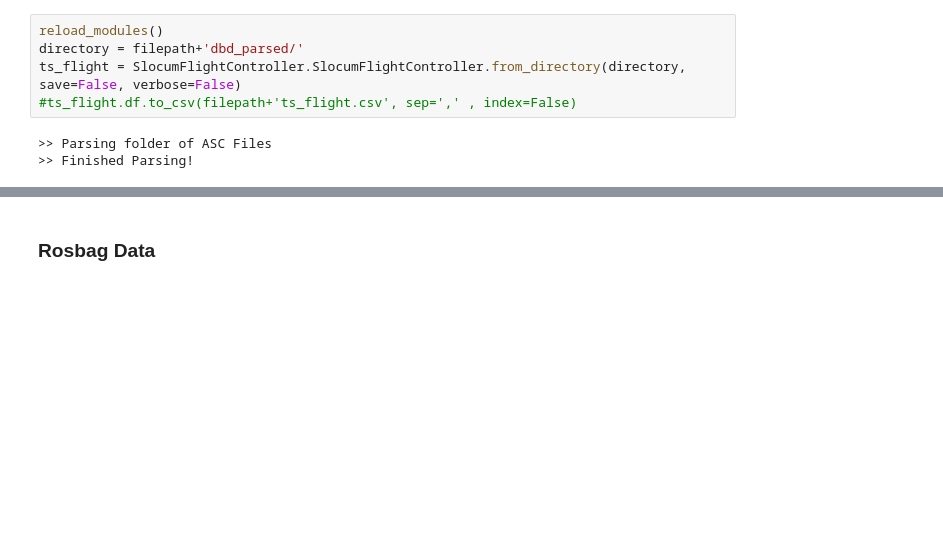
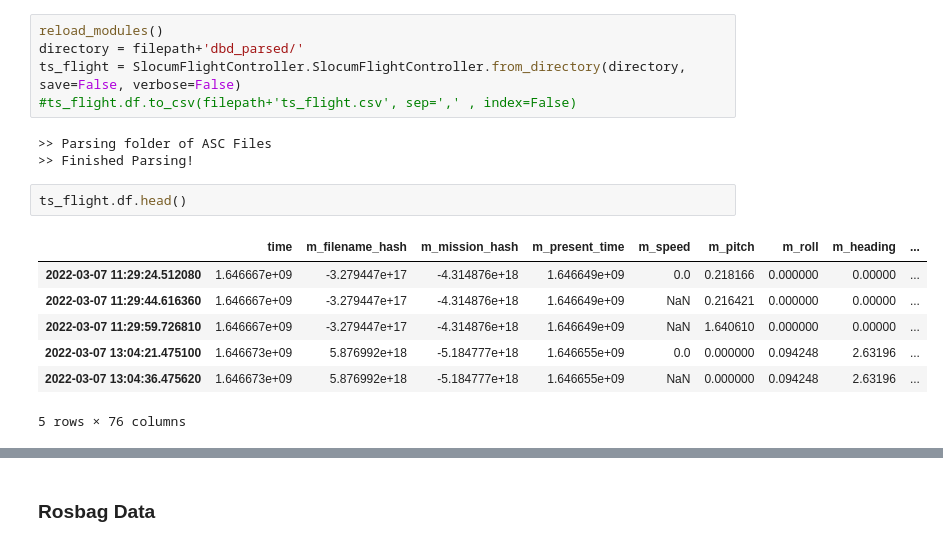
Before and after one commit to gidobot/dvl-nav, a Jupyter notebook: notebook/dvl-navigation-unit770.ipynb, the cells around one changed output, grey strips where cells are left out. Drawn from its saved outputs; the diff is of its cells as text; blank space fills up the shorter version.

```diff
--- a/notebook/dvl-navigation-unit770.ipynb
+++ b/notebook/dvl-navigation-unit770.ipynb
@@ -133,3 +134,13 @@ ts_flight = SlocumFlightController.SlocumFlightController.from_directory(directo
 # %% [output]
 >> Parsing folder of ASC Files
 >> Finished Parsing!
+# %%
+ts_flight.df.head()
+# %% [output]
+|  | time | m_filename_hash | m_mission_hash | m_present_time | m_speed | m_pitch | m_roll | m_heading | ... |
+| 2022-03-07 11:29:24.512080 | 1.646667e+09 | -3.279447e+17 | -4.314876e+18 | 1.646649e+09 | 0.0 | 0.218166 | 0.000000 | 0.00000 | ... |
+| 2022-03-07 11:29:44.616360 | 1.646667e+09 | -3.279447e+17 | -4.314876e+18 | 1.646649e+09 | NaN | 0.216421 | 0.000000 | 0.00000 | ... |
+| 2022-03-07 11:29:59.726810 | 1.646667e+09 | -3.279447e+17 | -4.314876e+18 | 1.646649e+09 | NaN | 1.640610 | 0.000000 | 0.00000 | ... |
+| 2022-03-07 13:04:21.475100 | 1.646673e+09 | 5.876992e+18 | -5.184777e+18 | 1.646655e+09 | 0.0 | 0.000000 | 0.094248 | 2.63196 | ... |
+| 2022-03-07 13:04:36.475620 | 1.646673e+09 | 5.876992e+18 | -5.184777e+18 | 1.646655e+09 | NaN | 0.000000 | 0.094248 | 2.63196 | ... |
+5 rows × 76 columns
```
Also changed, not shown: parts of 10 cells of this notebook.
